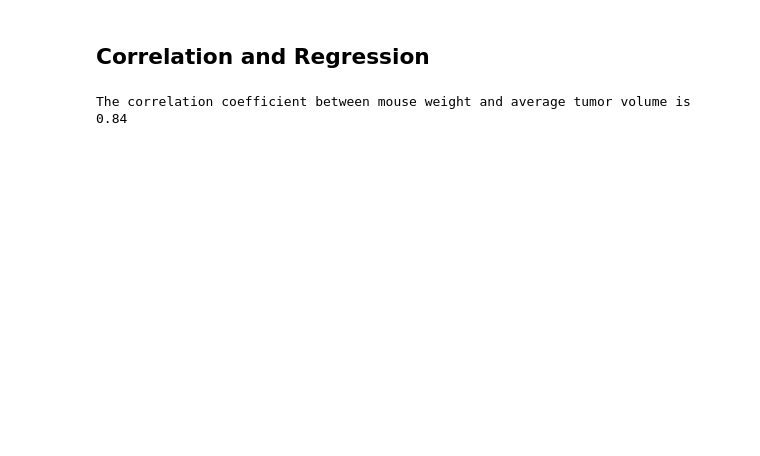
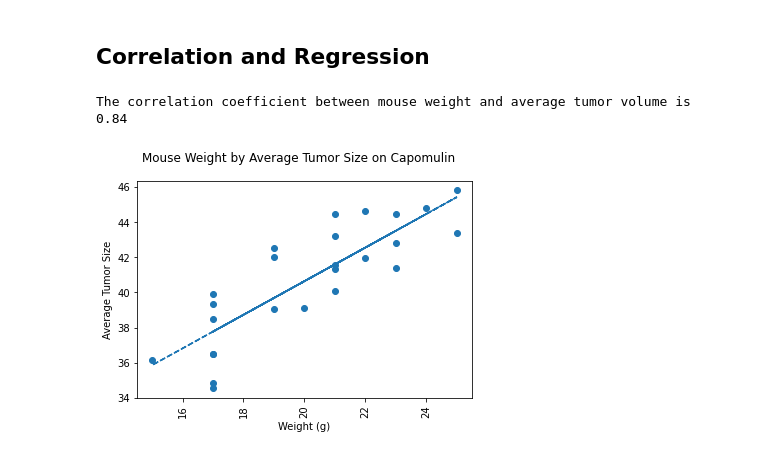
Before and after one commit to samanthasains/pymaceuticals-plot, a Jupyter notebook: pymaceuticals_starter.ipynb, the cells around one changed output. Drawn from its saved outputs; the diff is of its cells as text; code cells hidden in the pictures; blank space fills up the shorter version.

Commit message:
Added linear regression model

```diff
--- a/pymaceuticals_starter.ipynb
+++ b/pymaceuticals_starter.ipynb
@@ -364,9 +364,9 @@ plt.show()
 # %%
 # Calculate the correlation coefficient and linear regression model for mouse weight and average tumor volume for the Capomulin regimen
 # Calculate the correlation coefficient between mouse weight and average tumor volume
-capomulin_weight=mouse_data_capomulin_ave[mouse_data_capomulin_ave.columns[1]]
-capomulin_ave_tumor= mouse_data_capomulin_ave[mouse_data_capomulin_ave.columns[2]]
+capomulin_weight=mouse_data_capomulin_ave[mouse_data_capomulin_ave.columns[2]]
+capomulin_ave_tumor= mouse_data_capomulin_ave[mouse_data_capomulin_ave.columns[1]]
 
-print(f"The correlation coefficient between mouse weight and average tumor volume is {round(st.pearsonr(capomulin_weight,capomulin_ave_tumor)[0],2)}")
+print(f"The correlation coefficient between mouse weight and average tumor volume is {round(st.pearsonr(capomulin_ave_tumor, capomulin_weight)[0],2)}")
 # %% [output]
 The correlation coefficient between mouse weight and average tumor volume is 0.84
@@ -374,0 +373,17 @@ The correlation coefficient between mouse weight and average tumor volume is 0.8
+# %%
+#Calculate linear regression model
+# Perform a linear regression on average tumor volume versus weight
+mouse_slope, mouse_int, mouse_r, mouse_p, mouse_std_err = st.linregress(capomulin_weight, capomulin_ave_tumor)
+
+# Create equation of line to calculate predicted violent crime rate
+mouse_fit = mouse_slope * capomulin_weight + mouse_int
+
+plt.scatter(capomulin_weight, capomulin_ave_tumor)
+plt.plot(capomulin_weight, mouse_fit,"--")
+plt.xticks(rotation=90)
+plt.suptitle("Mouse Weight by Average Tumor Size on Capomulin")
+plt.xlabel('Weight (g)')
+plt.ylabel('Average Tumor Size')
+plt.show()
+# %% [output]
+[figure, added]
```
Also changed, not shown: parts of 2 cells of this notebook.
